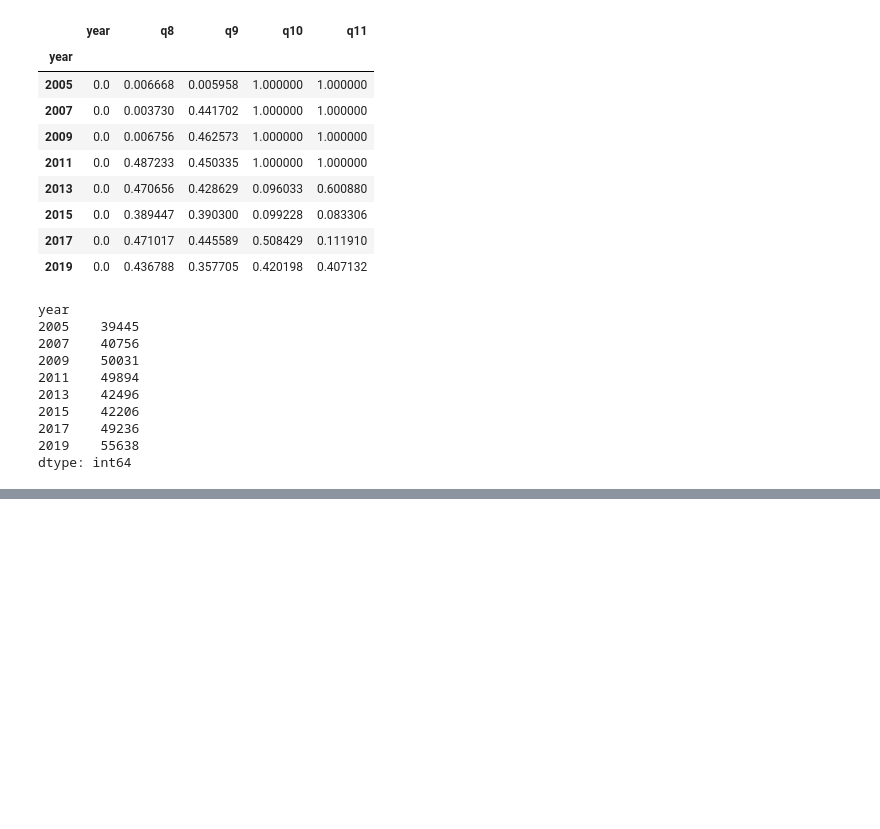
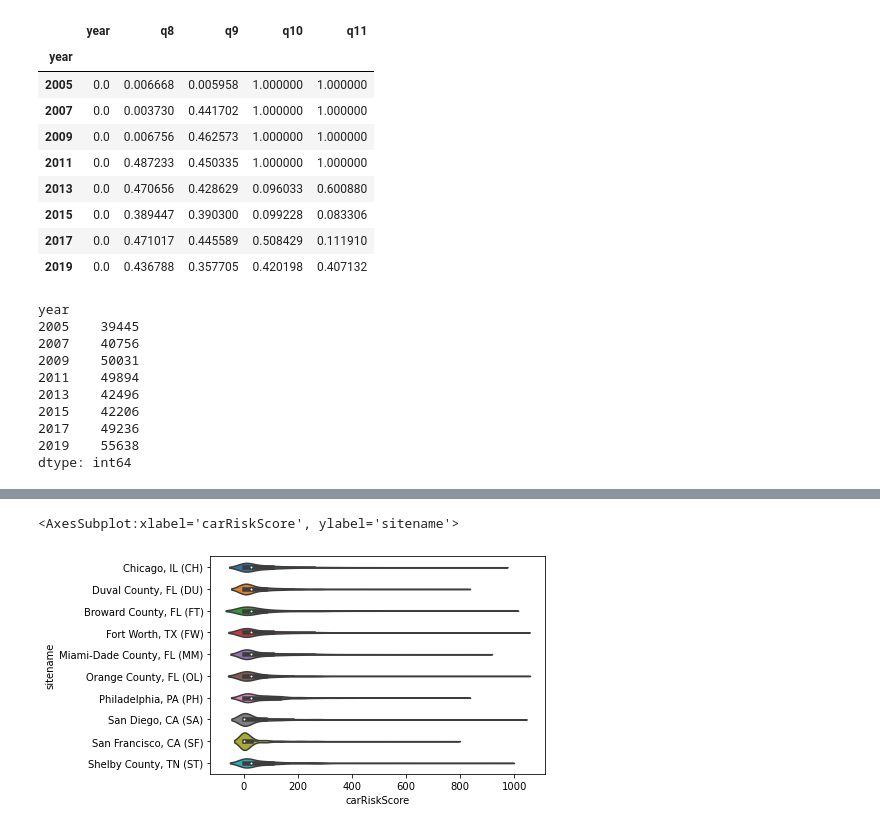
Before and after one commit to brodyee/STATS551_Project, a Jupyter notebook: eda/brodysEDA.ipynb, the cells around one changed output, grey strips where cells are left out. Drawn from its saved outputs; the diff is of its cells as text; code cells hidden in the pictures; blank space fills up the shorter version.

Commit message:
cleaned '17 and '19, created risk score function, and plotted risk dist.

```diff
--- a/eda/brodysEDA.ipynb
+++ b/eda/brodysEDA.ipynb
@@ -380,0 +562,6 @@ dtype: int64
+# %%
+q11Scores = {1.0 : 0, 2.0 : 0, 3.0 : 2, 4.0 : 3, 5.0 : 5, 6.0 : 7, 7.0 : 8, 8.0 : 10}
+# %%
+carRiskScores = {"q8" : q8Scores, "q9" : q9Scores, "q10" : q10Scores, "q11" : q11Scores}
+saturatedScore = sum([max(carRiskScores[q].values()) for q in carRiskScores.keys()])
+surv17[carRiskqs].apply(lambda col : col.replace(carRiskScores[col.name])).sum(axis=1).div(saturatedScore)
@@ -380,0 +581,13 @@ dtype: int64
+# %%
+def carRiskScore(dat):
+    carRiskqs = ["q8", "q9", "q10", "q11"]
+    q8Scores = {1.0 : 8, 2.0 : 5, 3.0 : 3, 4.0 : 1, 5.0 : 0}
+    q9Scores = {1.0 : 0, 2.0 : 3, 3.0 : 5, 4.0 : 7, 5.0 : 10}
+    q10Scores = {1.0 : 0, 2.0 : 0, 3.0 : 4, 4.0 : 6, 5.0 : 8, 6.0 : 10}
+    q11Scores = {1.0 : 0, 2.0 : 0, 3.0 : 2, 4.0 : 3, 5.0 : 5, 6.0 : 7, 7.0 : 8, 8.0 : 10}
+    carRiskScores = {"q8" : q8Scores, "q9" : q9Scores, "q10" : q10Scores, "q11" : q11Scores}
+    saturatedScore = sum([max(carRiskScores[q].values()) for q in carRiskScores.keys()])
+
+    return 1000*(dat[carRiskqs].apply(lambda col : col.replace(carRiskScores[col.name]))
+                               .sum(axis=1)
+                               .div(saturatedScore))
@@ -380,0 +618,8 @@ dtype: int64
+# %%
+surv19["carRiskScore"] = carRiskScore(surv19)
+surv17["carRiskScore"] = carRiskScore(surv17)
+# %%
+sns.violinplot(y="sitename", x="carRiskScore", data = surv17)
+# %% [output]
+<AxesSubplot:xlabel='carRiskScore', ylabel='sitename'>
+[figure, added]
```
Also changed, not shown: parts of 31 cells of this notebook.
